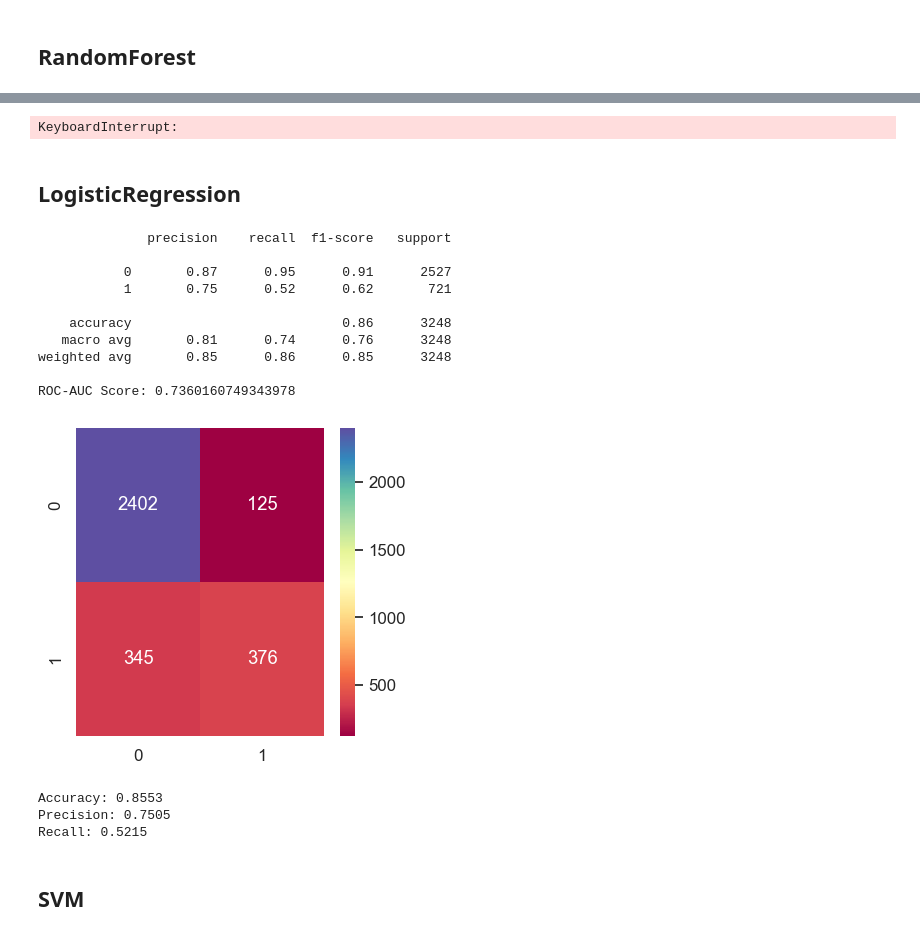
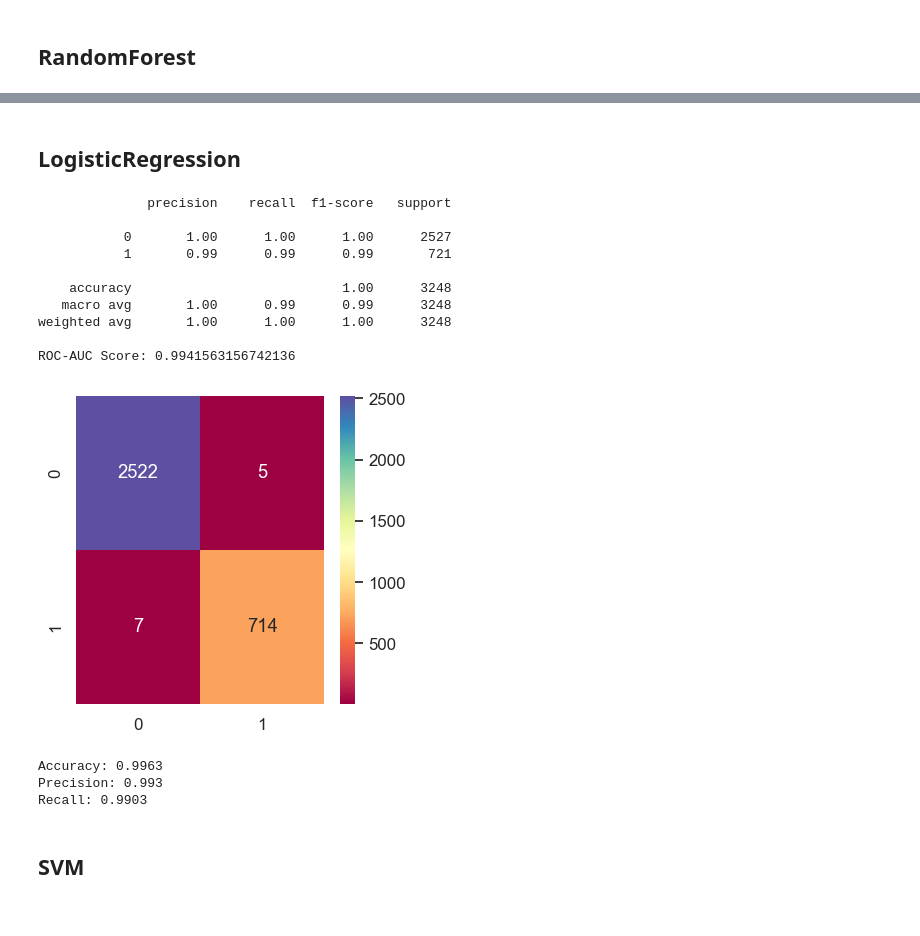
Before and after one commit to MlekoZjad/ML_2024, a Jupyter notebook: Case_1.ipynb, the cells around one changed output, grey strips where cells are left out. Drawn from its saved outputs; the diff is of its cells as text; code cells hidden in the pictures.

```diff
--- a/Case_1.ipynb
+++ b/Case_1.ipynb
@@ -405,7 +378,7 @@ Recall: 0.8433
 ## RandomForest
 # %%
 rf_model = RandomForestClassifier(n_estimators=100, random_state=1)
-rf_pipeline = make_pipeline(column_transformer, over, under, rf_model)
+rf_pipeline = make_pipeline(column_transformer, minmax_scaler, over, under, pca, rf_model)
 rf_pipeline.fit(X_train, y_train)
 rf_y_pred = rf_pipeline.predict(X_test)
 rf_scores = cross_val_score(rf_pipeline, X, y, scoring='roc_auc', cv=cv, n_jobs=1)
@@ -443,84 +416,43 @@ Recall: 0.9459
-# %%
-#RFE
-pca = PCA(n_components=0.95)
-
-rf_model = RandomForestClassifier(n_estimators=100, random_state=1)
-rfe = RFE(estimator=rf_model, n_features_to_select=10)  # Wybierz ilość cech, która uważasz za optymalną
-
-# Tworzenie potoku przetwarzania danych z PCA i RFE
-column_transformer = ColumnTransformer(
-    [('onehot', onehot_encoder, columns_to_encode)],
-    remainder=pca
-)
-
-# Aktualizacja potoku przetwarzania danych z RFE
-rf_pipeline = make_pipeline(column_transformer, over, under, rfe)
-
-# Dopasowanie modelu do danych treningowych
-rf_pipeline.fit(X_train, y_train)
-
-# Predykcja na danych testowych
-rf_y_pred = rf_pipeline.predict(X_test)
-
-# Wydrukowanie wyników
-print(classification_report(y_test, rf_y_pred))
-print("ROC-AUC Score:", roc_auc_score(y_test, rf_y_pred))
-
-# Wydrukowanie macierzy pomyłek
-cm_rf = confusion_matrix(y_test, rf_y_pred)
-plt.figure(figsize=(4, 4))
-sns.set(font_scale=1.1)
-sns.heatmap(cm_rf, cmap='Spectral', annot=True, fmt='d')
-plt.show()
-
-# Obliczenie dokładności, precyzji i czułości
-accuracy = round(accuracy_score(y_test, rf_y_pred), 4)
-precision = round(precision_score(y_test, rf_y_pred), 4)
-recall = round(recall_score(y_test, rf_y_pred), 4)
-
-print(f'Accuracy: {accuracy}\nPrecision: {precision}\nRecall: {recall}')
-# %% [output]
-KeyboardInterrupt:
 # %% [markdown]
 ## LogisticRegression
 # %%
 log_model = LogisticRegression(solver='liblinear', random_state=1)
-log_pipeline = make_pipeline(column_transformer, over, under, log_model)
+log_pipeline = make_pipeline(column_transformer, minmax_scaler, over, under, pca, log_model)
 log_pipeline.fit(X_train, y_train)
-log_log_y_pred = log_pipeline.predict(X_test)
+log_y_pred = log_pipeline.predict(X_test)
 log_scores = cross_val_score(log_pipeline, X, y, scoring='roc_auc', cv=cv, n_jobs=1)
 
 print(classification_report(y_test, log_y_pred))
 
 print("ROC-AUC Score:", roc_auc_score(y_test, log_y_pred))
 
 
 cm_lr = confusion_matrix(y_test, log_y_pred)
 plt.figure(figsize=(4, 4))
 sns.set(font_scale=1.1)
 sns.heatmap(cm_lr,  cmap = 'Spectral',  annot=True, fmt='d')
 plt.show()
 
 accuracy = round(accuracy_score(y_test, log_y_pred), 4)
 precision = round(precision_score(y_test, log_y_pred),4)
 recall = round(recall_score(y_test, log_y_pred),4)
 
 print(f'Accuracy: {accuracy}\nPrecision: {precision}\nRecall: {recall}')
 # %% [output]
               precision    recall  f1-score   support
 
-           0       0.87      0.95      0.91      2527
-           1       0.75      0.52      0.62       721
+           0       1.00      1.00      1.00      2527
+           1       0.99      0.99      0.99       721
 
-    accuracy                           0.86      3248
-   macro avg       0.81      0.74      0.76      3248
-weighted avg       0.85      0.86      0.85      3248
+    accuracy                           1.00      3248
+   macro avg       1.00      0.99      0.99      3248
+weighted avg       1.00      1.00      1.00      3248
 
-ROC-AUC Score: 0.7360160749343978
+ROC-AUC Score: 0.9941563156742136
-[figure, old version]
+[figure, new version]
-Accuracy: 0.8553
-Precision: 0.7505
-Recall: 0.5215
+Accuracy: 0.9963
+Precision: 0.993
+Recall: 0.9903
 # %% [markdown]
 ## SVM
 # %%
```
Also changed, not shown: parts of 14 cells of this notebook.
